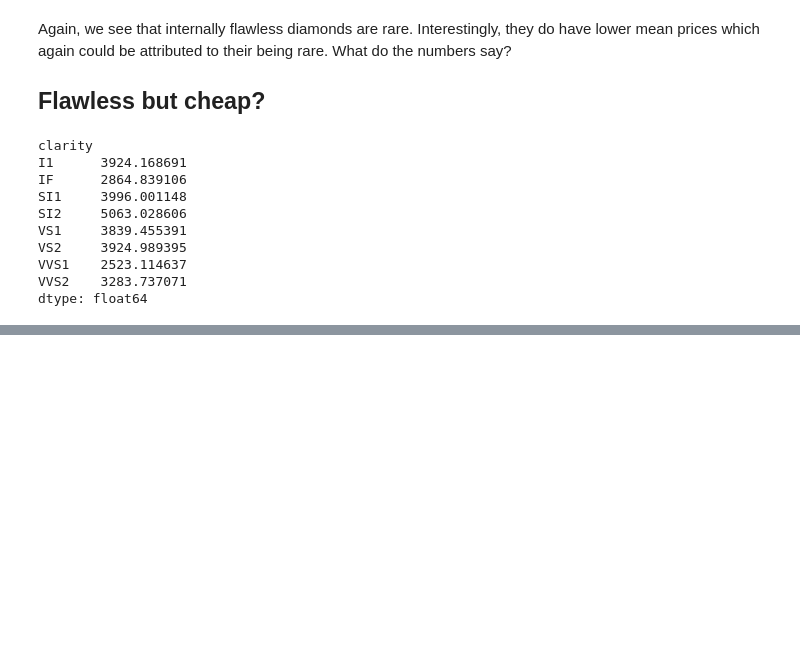
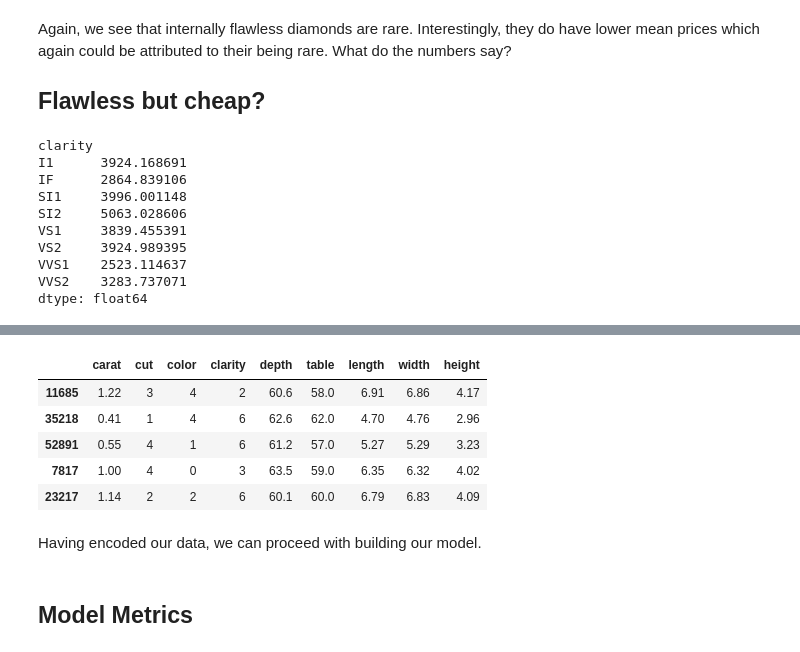
Before and after one commit to Nelson-Gon/sweetpy, a Jupyter notebook: pandas_and_diamonds.ipynb, the cells around one changed output, grey strips where cells are left out. Cells and saved outputs as stored; diff of their text form; code cells hidden in the pictures; blank space fills up the shorter version.

```diff
--- a/pandas_and_diamonds.ipynb
+++ b/pandas_and_diamonds.ipynb
@@ -324,0 +393,16 @@ dtype: float64
+# %%
+# apply the encoder on cut, color and clarity
+encoder = LabelEncoder()
+to_encode = x_train.select_dtypes(exclude = 'float').columns.values
+x_train[list(to_encode)] = x_train[to_encode].apply(lambda x: encoder.fit_transform(x).astype('str'))
+x_test[list(to_encode)] = x_test[to_encode].apply(lambda x: encoder.fit_transform(x).astype('str'))
+x_train.head()
+# %% [output]
+|  | carat | cut | color | clarity | depth | table | length | width | height |
+| 11685 | 1.22 | 3 | 4 | 2 | 60.6 | 58.0 | 6.91 | 6.86 | 4.17 |
+| 35218 | 0.41 | 1 | 4 | 6 | 62.6 | 62.0 | 4.70 | 4.76 | 2.96 |
+| 52891 | 0.55 | 4 | 1 | 6 | 61.2 | 57.0 | 5.27 | 5.29 | 3.23 |
+| 7817 | 1.00 | 4 | 0 | 3 | 63.5 | 59.0 | 6.35 | 6.32 | 4.02 |
+| 23217 | 1.14 | 2 | 2 | 6 | 60.1 | 60.0 | 6.79 | 6.83 | 4.09 |
+# %% [markdown]
+Having encoded our data, we can proceed with building our model.
@@ -324,0 +417,2 @@ dtype: float64
+# %% [markdown]
+## Model Metrics
```
Also changed, not shown: parts of 14 cells of this notebook.
